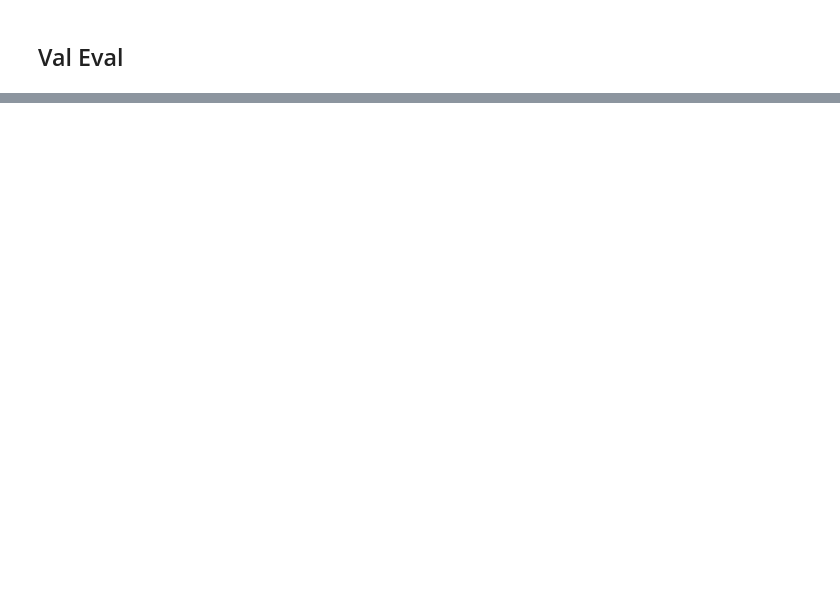
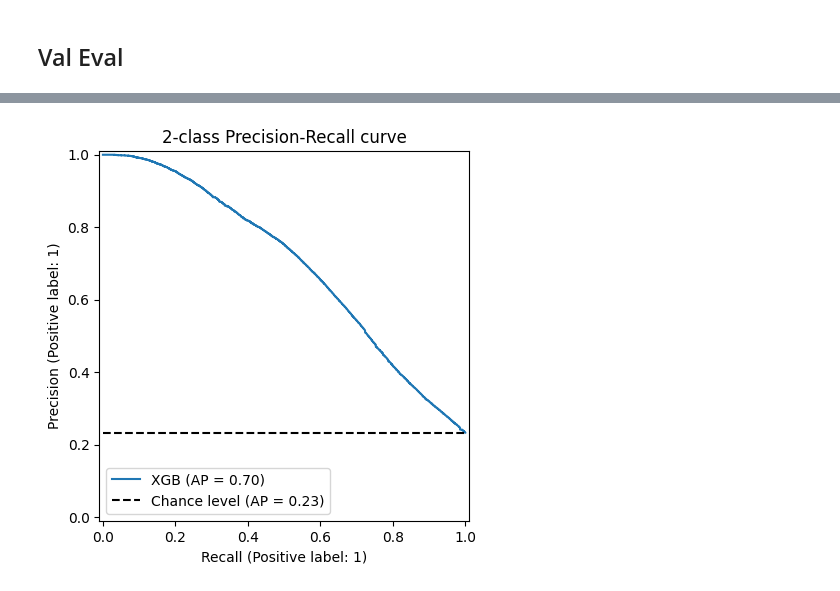
Before and after one commit to snap-stanford/relbench-user-study, a Jupyter notebook: stack_exchange/badges/badges_feature_eng.ipynb, the cells around one changed output, grey strips where cells are left out. Saved outputs shown, nothing was run; the diff lists cells and outputs as text; code cells hidden in the pictures; blank space fills up the shorter version.

```diff
--- a/stack_exchange/badges/badges_feature_eng.ipynb
+++ b/stack_exchange/badges/badges_feature_eng.ipynb
@@ -185,0 +270,7 @@ from sklearn.metrics import roc_curve, average_precision_score, accuracy_score,
+# %%
+display = PrecisionRecallDisplay.from_predictions(
+    y_, pred_, name='XGB', plot_chance_level=True
+)
+_ = display.ax_.set_title("2-class Precision-Recall curve")
+# %% [output]
+[figure, added]
```
Also changed, not shown: parts of 21 cells of this notebook, 1 other file.
